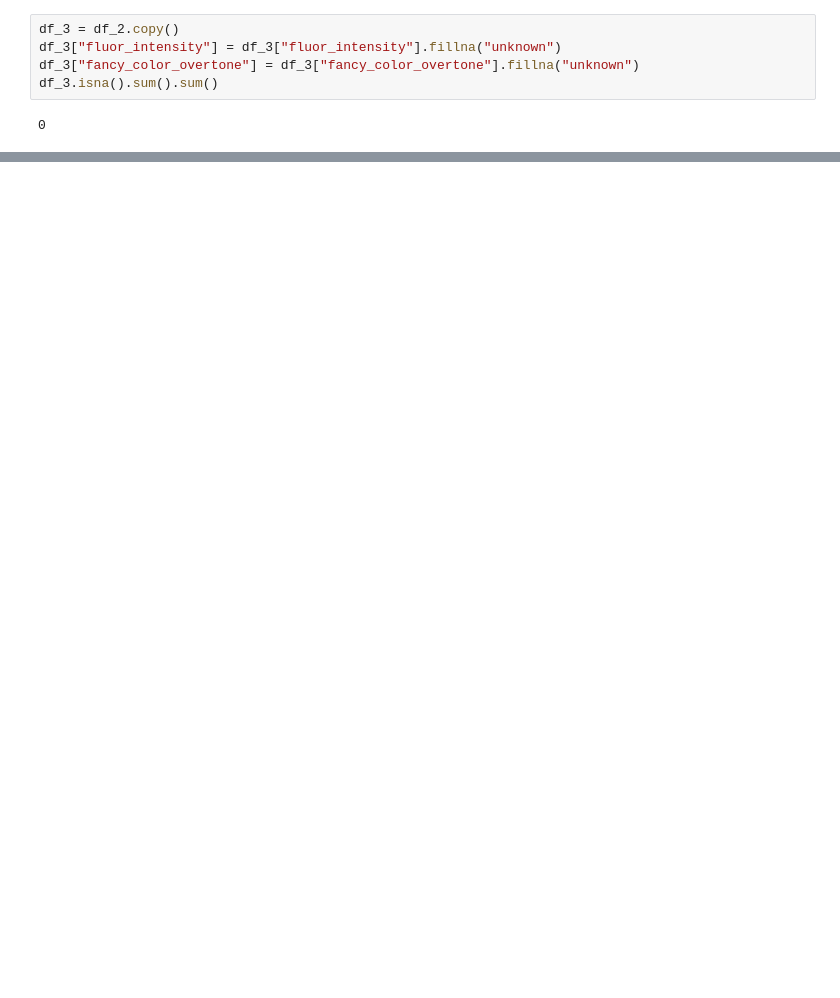
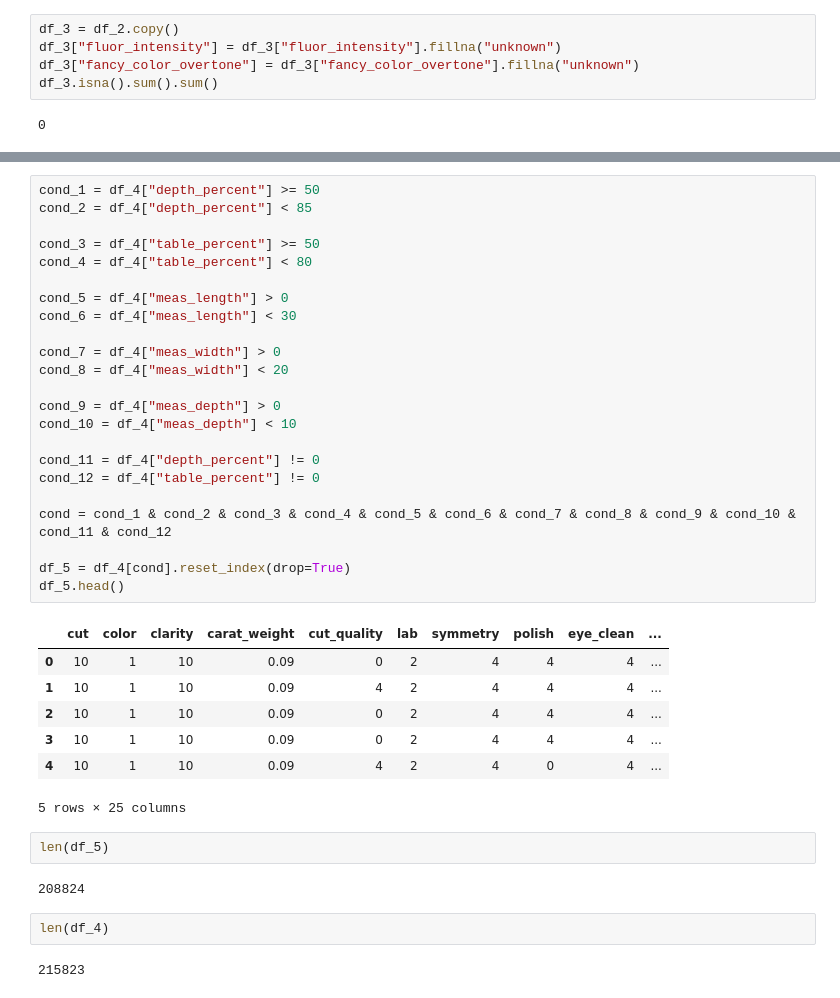
Before and after one commit to amith-vardhan99/udemy, a Jupyter notebook: Diamond Sales Price with Multiple Regression Methods/notebook_2.ipynb, the cells around one changed output, grey strips where cells are left out. Drawn from its saved outputs; the diff is of its cells as text; blank space fills up the shorter version.

```diff
--- a/Diamond Sales Price with Multiple Regression Methods/notebook_2.ipynb
+++ b/Diamond Sales Price with Multiple Regression Methods/notebook_2.ipynb
@@ -140,0 +129,39 @@ for i in numeric_columns:
+# %%
+cond_1 = df_4["depth_percent"] >= 50
+cond_2 = df_4["depth_percent"] < 85
+
+cond_3 = df_4["table_percent"] >= 50
+cond_4 = df_4["table_percent"] < 80
+
+cond_5 = df_4["meas_length"] > 0
+cond_6 = df_4["meas_length"] < 30
+
+cond_7 = df_4["meas_width"] > 0
+cond_8 = df_4["meas_width"] < 20
+
+cond_9 = df_4["meas_depth"] > 0
+cond_10 = df_4["meas_depth"] < 10
+
+cond_11 = df_4["depth_percent"] != 0
+cond_12 = df_4["table_percent"] != 0
+
+cond = cond_1 & cond_2 & cond_3 & cond_4 & cond_5 & cond_6 & cond_7 & cond_8 & cond_9 & cond_10 & cond_11 & cond_12
+
+df_5 = df_4[cond].reset_index(drop=True)
+df_5.head()
+# %% [output]
+|  | cut | color | clarity | carat_weight | cut_quality | lab | symmetry | polish | eye_clean | ... |
+| 0 | 10 | 1 | 10 | 0.09 | 0 | 2 | 4 | 4 | 4 | ... |
+| 1 | 10 | 1 | 10 | 0.09 | 4 | 2 | 4 | 4 | 4 | ... |
+| 2 | 10 | 1 | 10 | 0.09 | 0 | 2 | 4 | 4 | 4 | ... |
+| 3 | 10 | 1 | 10 | 0.09 | 0 | 2 | 4 | 4 | 4 | ... |
+| 4 | 10 | 1 | 10 | 0.09 | 4 | 2 | 4 | 0 | 4 | ... |
+5 rows × 25 columns
+# %%
+len(df_5)
+# %% [output]
+208824
+# %%
+len(df_4)
+# %% [output]
+215823
```
Also changed, not shown: parts of 30 cells of this notebook.
